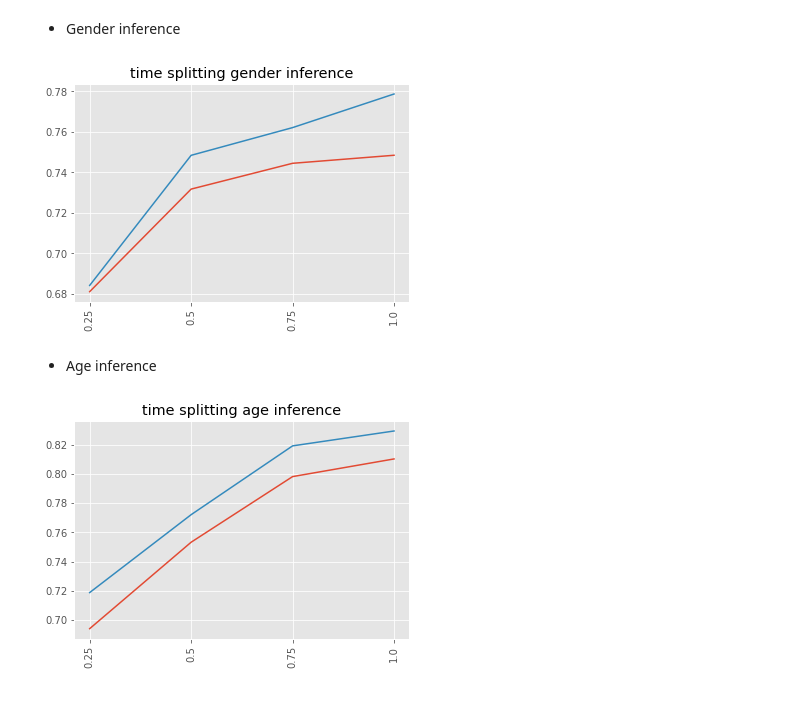
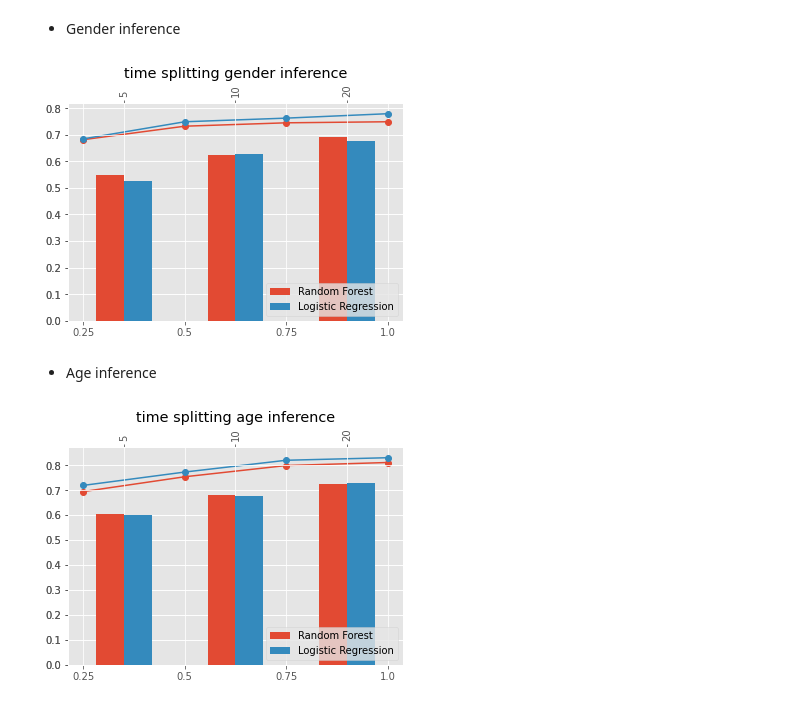
Before and after one commit to marinimau/privacy_and_fairness_in_recsys, a Jupyter notebook: results/movielens1m/plot_time_split.ipynb, the cells around one changed output. Drawn from its saved outputs; the diff is of its cells as text; code cells hidden in the pictures.

Commit message:
time splitting results plot

```diff
--- a/results/movielens1m/plot_time_split.ipynb
+++ b/results/movielens1m/plot_time_split.ipynb
@@ -20,31 +26,46 @@ time_split_age_random_forest.head(8)
 | 1 | 0.50 | 0.753273 | 0.753159 | 0.753432 | 0.753181 | 0.753181 |
 | 2 | 0.75 | 0.798300 | 0.798335 | 0.798356 | 0.798346 | 0.798346 |
 | 3 | 1.00 | 0.810422 | 0.810433 | 0.810433 | 0.810433 | 0.810433 |
-# %%
-def perform_plot(random_forest, logistic_regression, metric, title, kind='line'):
-    plt.figure()
-    plt.style.use('ggplot')
-    if kind == 'bar':
-        dff = pd.concat([random_forest[metric].to_frame(),logistic_regression[metric].to_frame()], axis=1)
-        dff.plot(kind=kind)
-    else:
-        random_forest[metric].plot(kind=kind)
-        logistic_regression[metric].plot(kind=kind)
-    plt.title(title)
-    indices = range(random_forest.shape[0])
-    labels = random_forest[0].to_list()
-    plt.xticks(indices, labels, rotation=90)
+# %%
+def perform_plot(rf, lr, rf_fixed, lr_fixed, metric, title):
+
+    indices = range(rf.shape[0])
+    labels = rf[0].to_list()
+    indices_fixed = range(rf_fixed.shape[0])
+    labels_fixed = rf_fixed[0].to_list()
+
+    dff = pd.concat([rf[metric].to_frame(),lr[metric].to_frame()], axis=1)
+    fixed_dff = pd.concat([rf_fixed[metric].to_frame(),lr_fixed[metric].to_frame()], axis=1)
+
+    fig, ax1 = plt.subplots()
+    plt.style.use('ggplot')
+
+    ax1.set_xticks(indices)
+    ax1.set_xticklabels(labels)
+    dff.plot(kind='line', marker='o', ax=ax1)
+
+
+    ax2 = ax1.twiny()
+    fixed_dff.plot(kind='bar', ax=ax2)
+    ax2.set_xticks(indices_fixed)
+    ax2.set_xticklabels(labels_fixed)
+
+    plt.title(title)
+    ax1.get_legend().remove()
+    ax2.legend(['Random Forest', 'Logistic Regression'], loc='lower right')
 # %% [markdown]
 * Gender inference
 # %%
-perform_plot(time_split_gender_random_forest, time_split_gender_logistic_regression, 1,
+perform_plot(time_split_gender_random_forest, time_split_gender_logistic_regression,
+             time_split_gender_random_forest_fixed, time_split_gender_logistic_regression_fixed, 1,
              'time splitting gender inference')
 # %% [output]
-[figure, old version]
+[figure, new version]
 # %% [markdown]
 * Age inference
 # %%
-perform_plot(time_split_age_random_forest, time_split_age_logistic_regression, 1,
+perform_plot(time_split_age_random_forest, time_split_age_logistic_regression,
+             time_split_age_random_forest_fixed, time_split_age_logistic_regression_fixed,1,
              'time splitting age inference')
 # %% [output]
-[figure, old version]
+[figure, new version]
```
Also changed, not shown: parts of 1 cell of this notebook.
